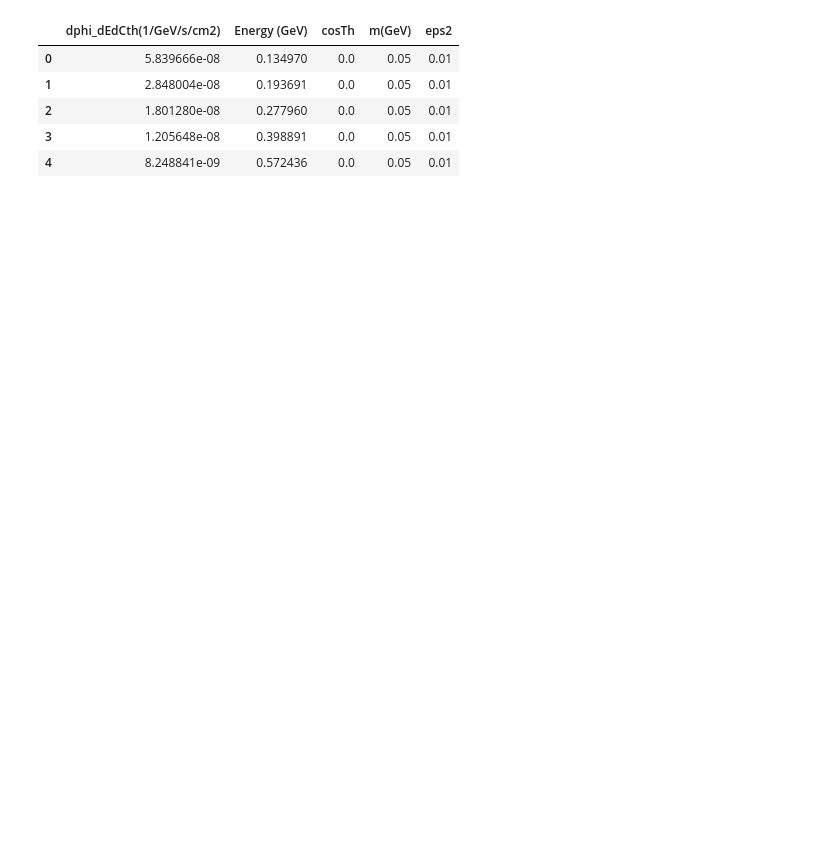
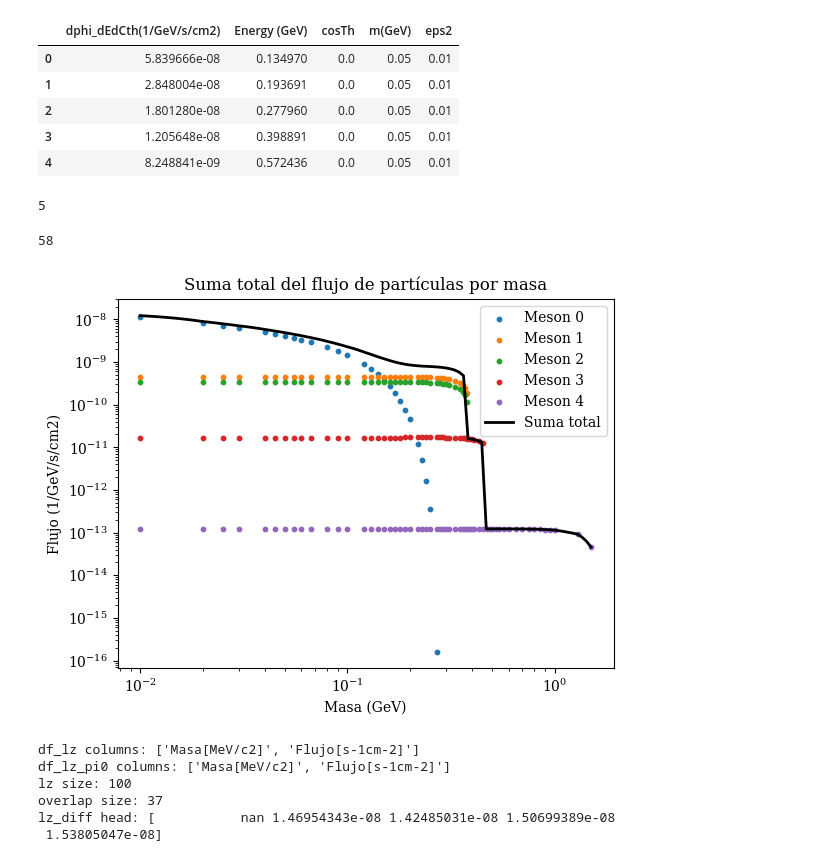
Before and after one commit to Lurishi/Doctorado-mCP, a Jupyter notebook: Mcp_gráficos_papers/Prueba_datos_mCP_fth.ipynb, the cells around one changed output. Drawn from its saved outputs; the diff is of its cells as text; code cells hidden in the pictures; blank space fills up the shorter version.

```diff
--- a/Mcp_gráficos_papers/Prueba_datos_mCP_fth.ipynb
+++ b/Mcp_gráficos_papers/Prueba_datos_mCP_fth.ipynb
@@ -31,3 +37,18 @@ df_pi0.head()
 | 4 | 8.248841e-09 | 0.572436 | 0.0 | 0.05 | 0.01 |
 # %%
 # Elegimos el mismo epsilon para todos los mesones padre
+
+eps2 = 1e-4
+
+
+df_eta = df_eta_[df_eta_['eps2'] == eps2]
+df_omega = df_omega_[df_omega_['eps2'] == eps2]
+df_rho = df_rho_[df_rho_['eps2'] == eps2]
+df_phi = df_phi_[df_phi_['eps2'] == eps2]
+df_jpsi = df_jpsi_[df_jpsi_['eps2'] == eps2]
+# %%
+df = [df_eta, df_omega, df_rho, df_phi, df_jpsi]
+masses = [df_eta['m(GeV)'].unique(),df_omega['m(GeV)'].unique(),df_rho['m(GeV)'].unique(),df_phi['m(GeV)'].unique(),df_jpsi['m(GeV)'].unique()] # GeV
+len(masses)
+# %% [output]
+5
@@ -33,0 +84,31 @@ df_pi0.head()
+# %%
+common_mass_ = np.unique(np.concatenate([np.asarray(m) for m in masses]))
+print(len(common_mass_))
+common_mass = np.logspace(np.log10(common_mass_[0]), np.log10(common_mass_[-1]), 100)
+
+flujo_md_interp = []
+for i in range(len(masses)):
+    plt.scatter(masses[i], flujo_md[i], label=f'Meson {i}', s=10)
+    mass_sorted_idx = np.argsort(masses[i])
+    mass_sorted = np.asarray(masses[i])[mass_sorted_idx]
+    flux_sorted = np.asarray(flujo_md[i])[mass_sorted_idx]
+
+    unique_mask = np.concatenate(([True], np.diff(mass_sorted) != 0))
+    mass_unique = mass_sorted[unique_mask]
+    flux_unique = flux_sorted[unique_mask]
+
+    flujo_md_interp.append(np.interp(common_mass, mass_unique, flux_unique, left=0.0, right=0.0))
+
+flujo_total = np.sum(flujo_md_interp, axis=0)
+
+plt.plot(common_mass, flujo_total, label='Suma total', color='black', linewidth=2)
+plt.xlabel('Masa (GeV)')
+plt.ylabel('Flujo (1/GeV/s/cm2)')
+plt.title('Suma total del flujo de partículas por masa')
+plt.xscale('log')
+plt.yscale('log')
+plt.legend()
+plt.show()
+# %% [output]
+58
+[figure, added]
@@ -33,0 +124,34 @@ df_pi0.head()
+# %%
+print('df_lz columns:', df_lz.columns.tolist())
+print('df_lz_pi0 columns:', df_lz_pi0.columns.tolist())
+
+mass_col = 'Masa[MeV/c2]'
+flux_col = 'Flujo[s-1cm-2]'
+
+lz_sorted = df_lz.sort_values(mass_col)
+pi0_sorted = df_lz_pi0.sort_values(mass_col)
+
+# Usamos la malla de Lz y solo restamos pi0 donde ambos dominios se solapan
+lz_mass = lz_sorted[mass_col].to_numpy()
+lz_flux = lz_sorted[flux_col].to_numpy()
+
+pi0_interp = np.interp(lz_mass, pi0_sorted[mass_col], pi0_sorted[flux_col]*2*np.pi, left=np.nan, right=np.nan)
+
+overlap_mask = (
+    (lz_mass >= lz_sorted[mass_col].min())
+    & (lz_mass <= pi0_sorted[mass_col].max())
+)
+
+lz_diff = lz_flux.copy()
+lz_diff[overlap_mask] = lz_flux[overlap_mask] - pi0_interp[overlap_mask]
+
+print('lz size:', len(lz_mass))
+print('overlap size:', overlap_mask.sum())
+print('lz_diff head:', lz_diff[:5])
+# %% [output]
+df_lz columns: ['Masa[MeV/c2]', 'Flujo[s-1cm-2]']
+df_lz_pi0 columns: ['Masa[MeV/c2]', 'Flujo[s-1cm-2]']
+lz size: 100
+overlap size: 37
+lz_diff head: [           nan 1.46954343e-08 1.42485031e-08 1.50699389e-08
+ 1.53805047e-08]
```
Also changed, not shown: parts of 8 cells of this notebook, 1 other file.
